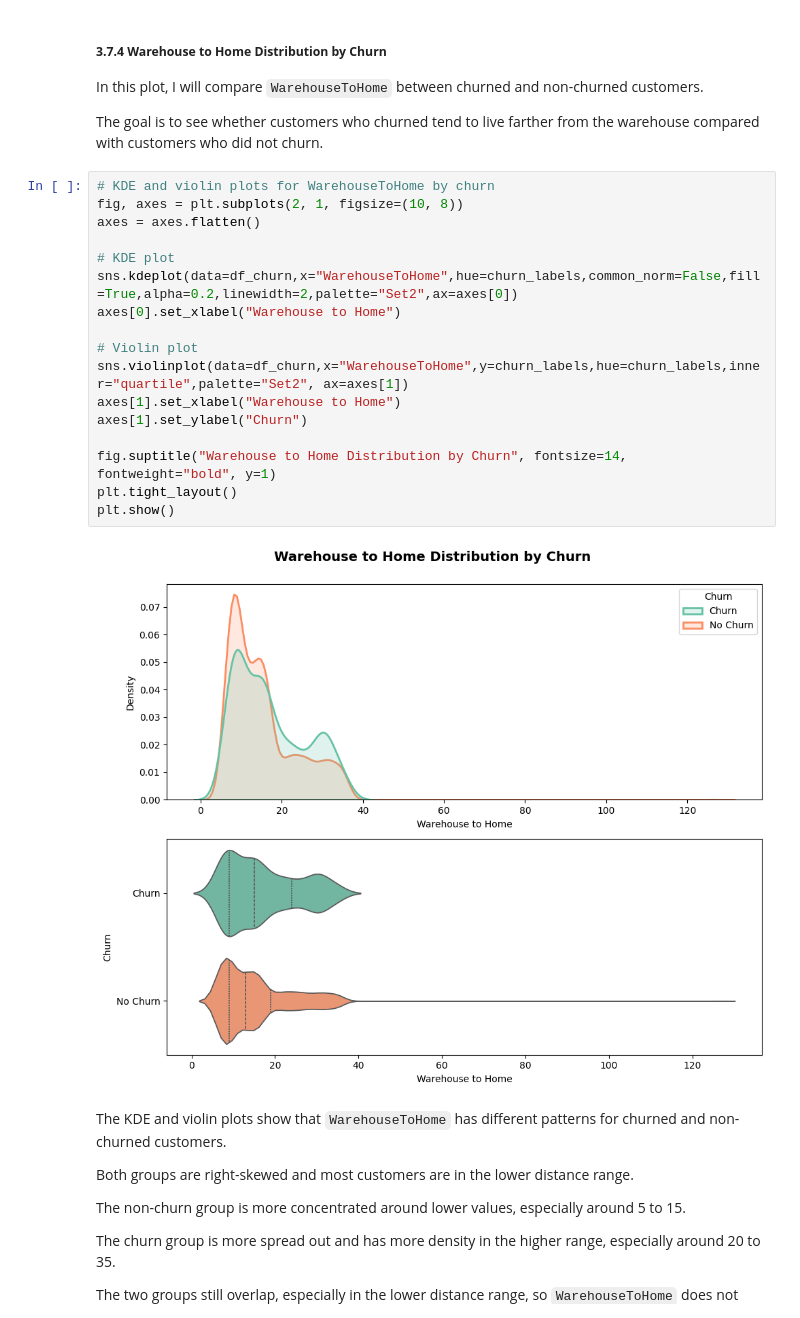
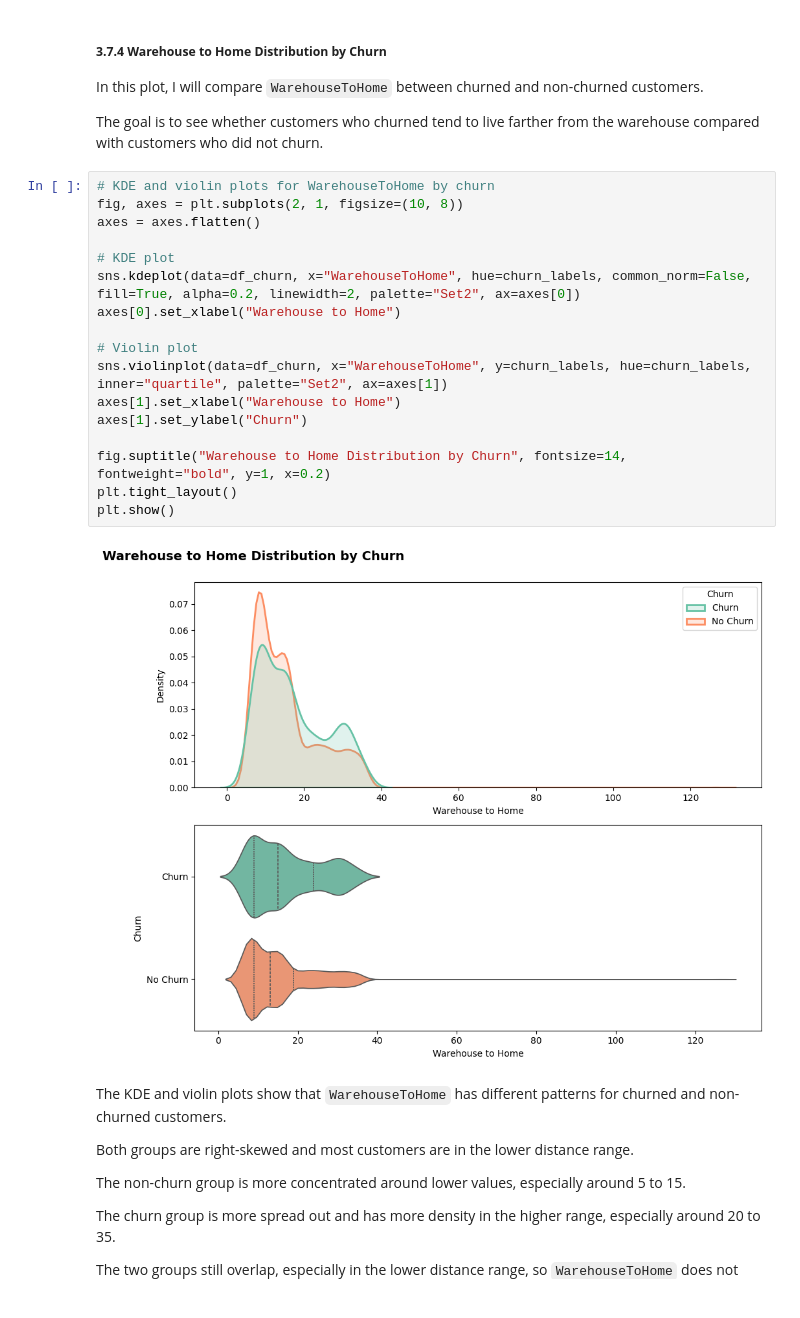
Before and after one commit to Roozbehkhodayari/Module-B-semester-2, a Jupyter notebook: OMDS-ModB2-Week4-Khodayari-Roozbeh.ipynb, the cells around one changed output. Saved outputs shown, nothing was run; the diff lists cells and outputs as text.

```diff
--- a/OMDS-ModB2-Week4-Khodayari-Roozbeh.ipynb
+++ b/OMDS-ModB2-Week4-Khodayari-Roozbeh.ipynb
@@ -1405,22 +1457,22 @@ The goal is to see whether customers who churned tend to live farther from the w
 # %%
 # KDE and violin plots for WarehouseToHome by churn
 fig, axes = plt.subplots(2, 1, figsize=(10, 8))
 axes = axes.flatten()
 
 # KDE plot
-sns.kdeplot(data=df_churn,x="WarehouseToHome",hue=churn_labels,common_norm=False,fill=True,alpha=0.2,linewidth=2,palette="Set2",ax=axes[0])
+sns.kdeplot(data=df_churn, x="WarehouseToHome", hue=churn_labels, common_norm=False, fill=True, alpha=0.2, linewidth=2, palette="Set2", ax=axes[0])
 axes[0].set_xlabel("Warehouse to Home")
 
 # Violin plot
-sns.violinplot(data=df_churn,x="WarehouseToHome",y=churn_labels,hue=churn_labels,inner="quartile",palette="Set2", ax=axes[1])
+sns.violinplot(data=df_churn, x="WarehouseToHome", y=churn_labels, hue=churn_labels, inner="quartile", palette="Set2", ax=axes[1])
 axes[1].set_xlabel("Warehouse to Home")
 axes[1].set_ylabel("Churn")
 
-fig.suptitle("Warehouse to Home Distribution by Churn", fontsize=14, fontweight="bold", y=1)
+fig.suptitle("Warehouse to Home Distribution by Churn", fontsize=14, fontweight="bold", y=1, x=0.2)
 plt.tight_layout()
 plt.show()
 # %% [output]
-[figure, old version]
+[figure, new version]
 # %% [markdown]
 The KDE and violin plots show that `WarehouseToHome` has different patterns for churned and non-churned customers.
 
```
Also changed, not shown: parts of 30 cells of this notebook.
